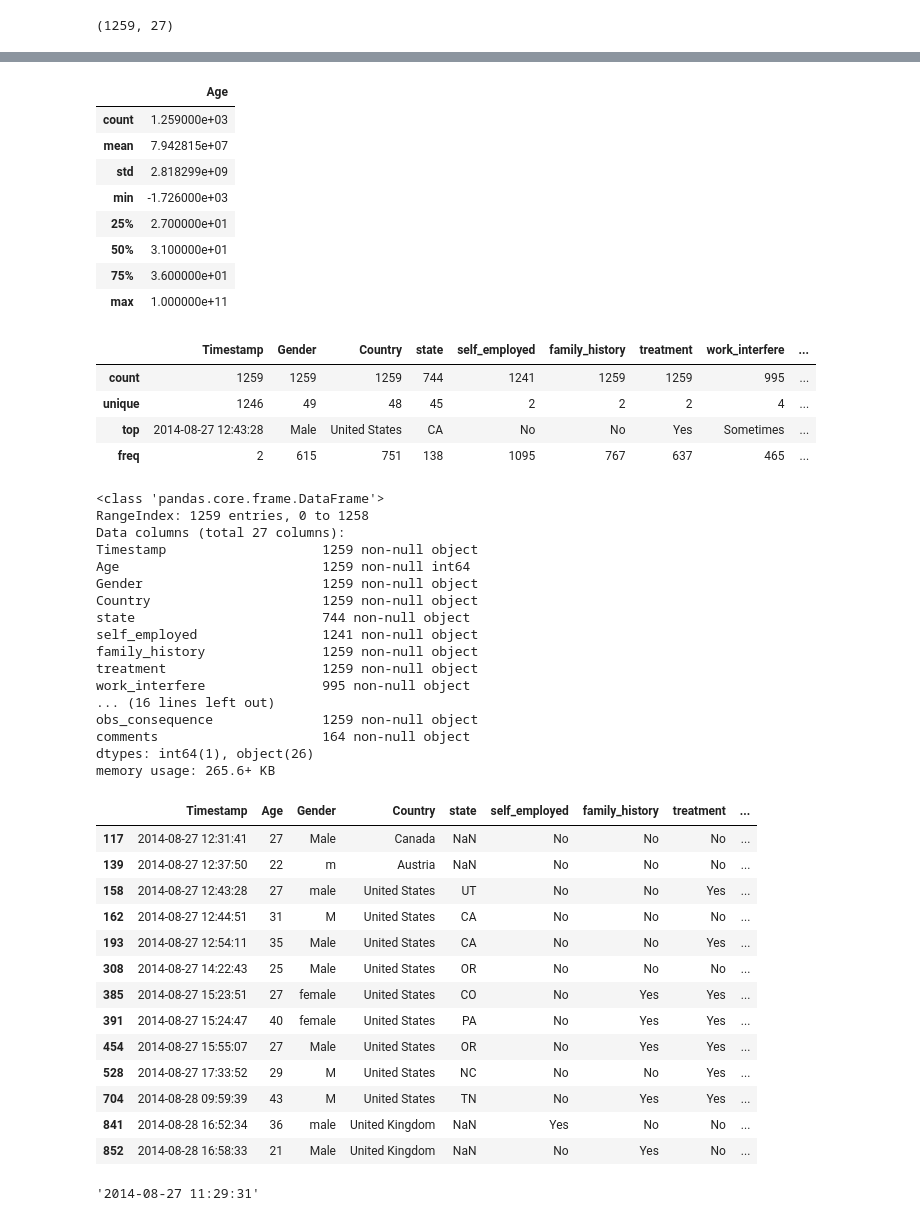
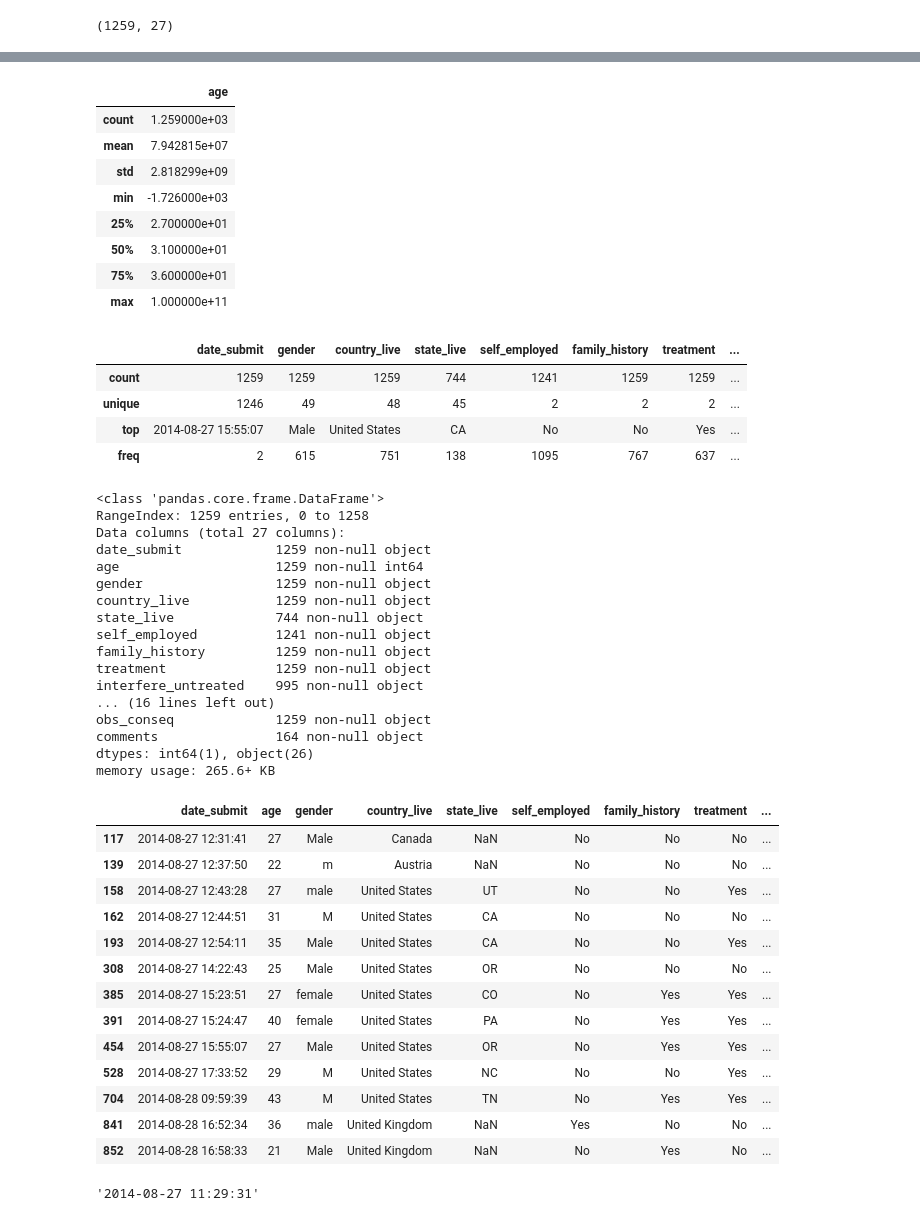
Before and after one commit to phuongho43/cogs108-mental_health, a Jupyter notebook: FinalProject.ipynb, the cells around one changed output, grey strips where cells are left out. Drawn from its saved outputs; the diff is of its cells as text; code cells hidden in the pictures.

Commit message:
Relabel 2016 and 2014 dataset columns to match

```diff
--- a/FinalProject.ipynb
+++ b/FinalProject.ipynb
@@ -94,3 +103,12 @@ mental14_df.shape
+# %%
+mental14_relabels = [
+    'date_submit', 'age', 'gender', 'country_live', 'state_live', 'self_employed', 'family_history', 'treatment',
+    'interfere_untreated', 'num_employees', 'remote', 'tech_comp', 'benefits', 'care_options', 'wellness_program',
+    'emp_help', 'anon', 'med_leave', 'ment_conseq', 'phys_conseq', 'coworkers', 'supervisors', 'ment_interv',
+    'phys_interv', 'ment_vs_phys', 'obs_conseq', 'comments'
+]
+# %%
+mental14_df.columns = mental14_relabels
 # %%
 mental14_df.head()
 # %% [output]
@@ -103,7 +121,7 @@ mental14_df.head()
 # %%
 mental14_df.describe()
 # %% [output]
-|  | Age |
+|  | age |
 | count | 1.259000e+03 |
 | mean | 7.942815e+07 |
 | std | 2.818299e+09 |
@@ -115,35 +133,35 @@ mental14_df.describe()
 # %%
 mental14_df.describe(include=['O'])
 # %% [output]
-|  | Timestamp | Gender | Country | state | self_employed | family_history | treatment | work_interfere | ... |
-| count | 1259 | 1259 | 1259 | 744 | 1241 | 1259 | 1259 | 995 | ... |
-| unique | 1246 | 49 | 48 | 45 | 2 | 2 | 2 | 4 | ... |
-| top | 2014-08-27 12:43:28 | Male | United States | CA | No | No | Yes | Sometimes | ... |
-| freq | 2 | 615 | 751 | 138 | 1095 | 767 | 637 | 465 | ... |
+|  | date_submit | gender | country_live | state_live | self_employed | family_history | treatment | ... |
+| count | 1259 | 1259 | 1259 | 744 | 1241 | 1259 | 1259 | ... |
+| unique | 1246 | 49 | 48 | 45 | 2 | 2 | 2 | ... |
+| top | 2014-08-27 15:55:07 | Male | United States | CA | No | No | Yes | ... |
+| freq | 2 | 615 | 751 | 138 | 1095 | 767 | 637 | ... |
 # %%
 mental14_df.info()
 # %% [output]
 <class 'pandas.core.frame.DataFrame'>
 RangeIndex: 1259 entries, 0 to 1258
 Data columns (total 27 columns):
-Timestamp                    1259 non-null object
-Age                          1259 non-null int64
-Gender                       1259 non-null object
-Country                      1259 non-null object
-state                        744 non-null object
-self_employed                1241 non-null object
-family_history               1259 non-null object
-treatment                    1259 non-null object
-work_interfere               995 non-null object
+date_submit            1259 non-null object
+age                    1259 non-null int64
+gender                 1259 non-null object
+country_live           1259 non-null object
+state_live             744 non-null object
+self_employed          1241 non-null object
+family_history         1259 non-null object
+treatment              1259 non-null object
+interfere_untreated    995 non-null object
 ... (16 lines left out)
-obs_consequence              1259 non-null object
-comments                     164 non-null object
+obs_conseq             1259 non-null object
+comments               164 non-null object
 dtypes: int64(1), object(26)
 memory usage: 265.6+ KB
 # %%
-mental14_df[mental14_df.duplicated("Timestamp")]
+mental14_df[mental14_df.duplicated("date_submit")]
 # %% [output]
-|  | Timestamp | Age | Gender | Country | state | self_employed | family_history | treatment | ... |
+|  | date_submit | age | gender | country_live | state_live | self_employed | family_history | treatment | ... |
 | 117 | 2014-08-27 12:31:41 | 27 | Male | Canada | NaN | No | No | No | ... |
 | 139 | 2014-08-27 12:37:50 | 22 | m | Austria | NaN | No | No | No | ... |
 | 158 | 2014-08-27 12:43:28 | 27 | male | United States | UT | No | No | Yes | ... |
```
Also changed, not shown: parts of 43 cells of this notebook.
